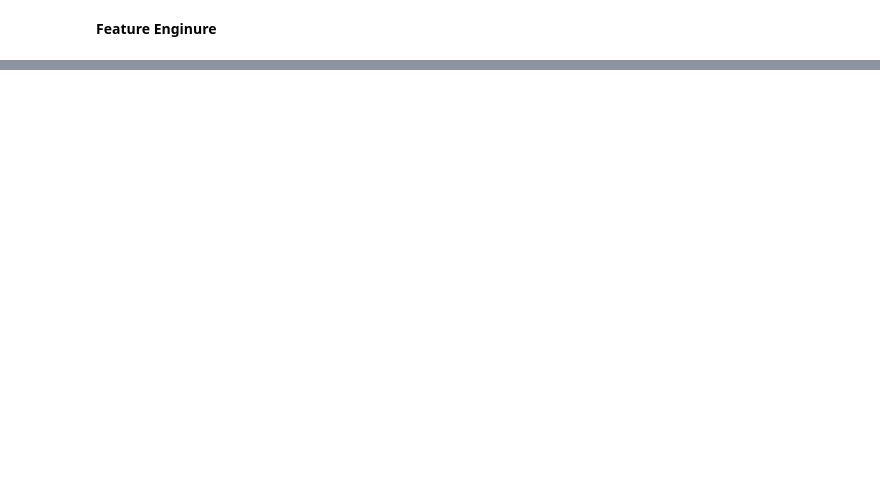
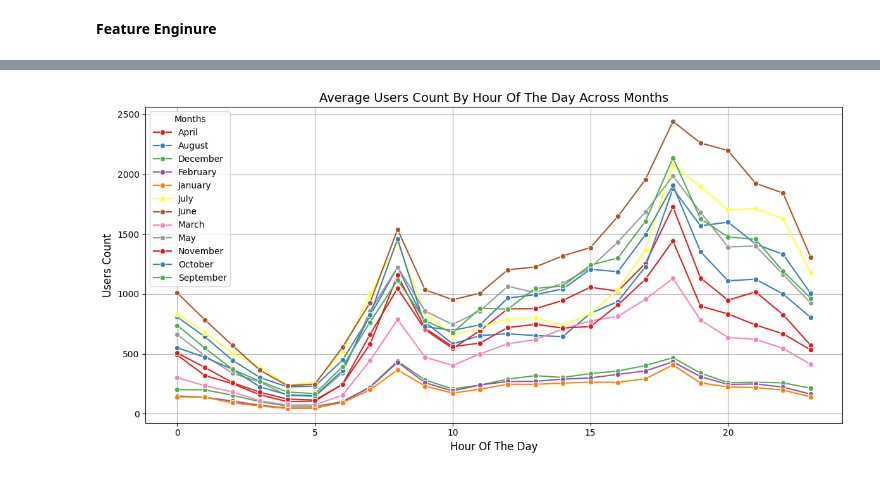
Before and after one commit to shokoufehnaseri/Seoul_Bike_Demand_Prediction, a Jupyter notebook: regression_vs.ipynb, the cells around one changed output, grey strips where cells are left out. Cells and saved outputs as stored; diff of their text form; code cells hidden in the pictures; blank space fills up the shorter version.

```diff
--- a/regression_vs.ipynb
+++ b/regression_vs.ipynb
@@ -361,0 +461,48 @@ plot_relationships_grid(Data, 'Rented Bike Count')
+# %%
+import matplotlib.pyplot as plt
+import seaborn as sns
+
+# Function to plot average users count by hour across months
+def plot_average_users_by_hour_month(df, target, hour_col='Hour', month_col='month'):
+    """
+    Plot average user count by hour of the day across months.
+    Parameters:
+    - df: DataFrame containing the data.
+    - target: Name of the target variable column (e.g., Rented Bike Count).
+    - hour_col: Name of the hour column.
+    - month_col: Name of the month column.
+    """
+    # Map month codes to names
+    month_mapping = {
+        1: 'January', 2: 'February', 3: 'March', 4: 'April', 5: 'May', 6: 'June',
+        7: 'July', 8: 'August', 9: 'September', 10: 'October', 11: 'November', 12: 'December'
+    }
+    df[month_col] = df[month_col].map(month_mapping)
+
+    # Aggregate the data
+    aggregated_data = df.groupby([hour_col, month_col])[target].mean().reset_index()
+
+    # Create the plot
+    plt.figure(figsize=(12, 6))
+    sns.lineplot(
+        data=aggregated_data,
+        x=hour_col,
+        y=target,
+        hue=month_col,
+        marker='o',
+        palette='Set1'
+    )
+
+    # Customize the plot
+    plt.title('Average Users Count By Hour Of The Day Across Months', fontsize=14)
+    plt.xlabel('Hour Of The Day', fontsize=12)
+    plt.ylabel('Users Count', fontsize=12)
+    plt.legend(title='Months', fontsize=10, loc='upper left')
+    plt.grid(True)
+    plt.tight_layout()
+    plt.show()
+
+# Example call
+plot_average_users_by_hour_month(train_data, target='Rented Bike Count', hour_col='Hour', month_col='month')
+# %% [output]
+[figure, added]
```
Also changed, not shown: parts of 22 cells of this notebook.
